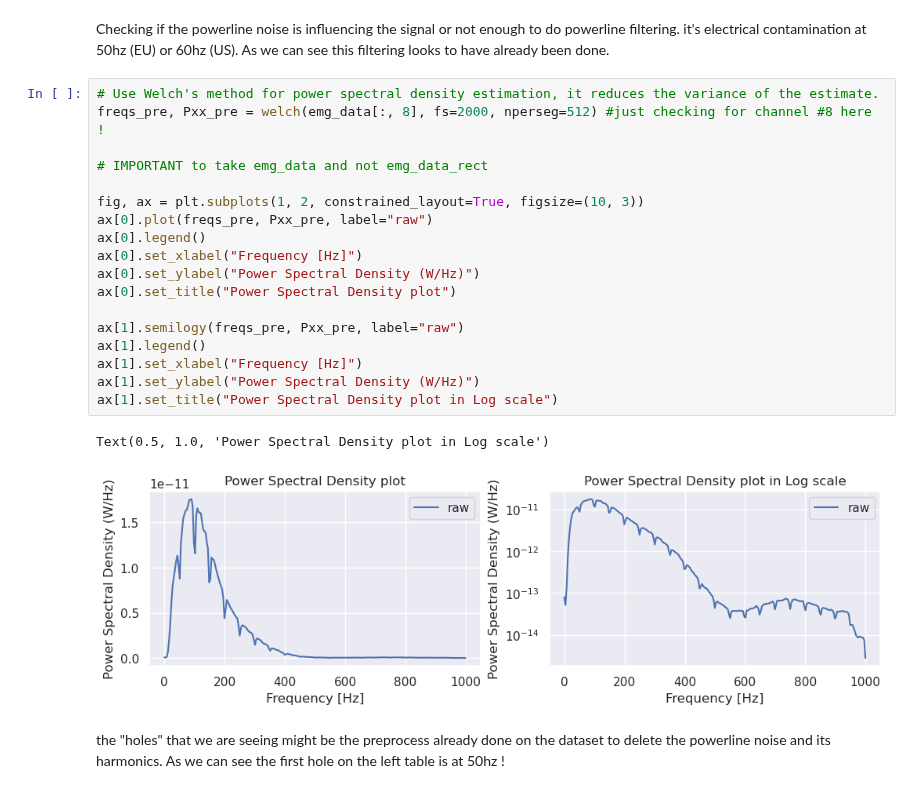
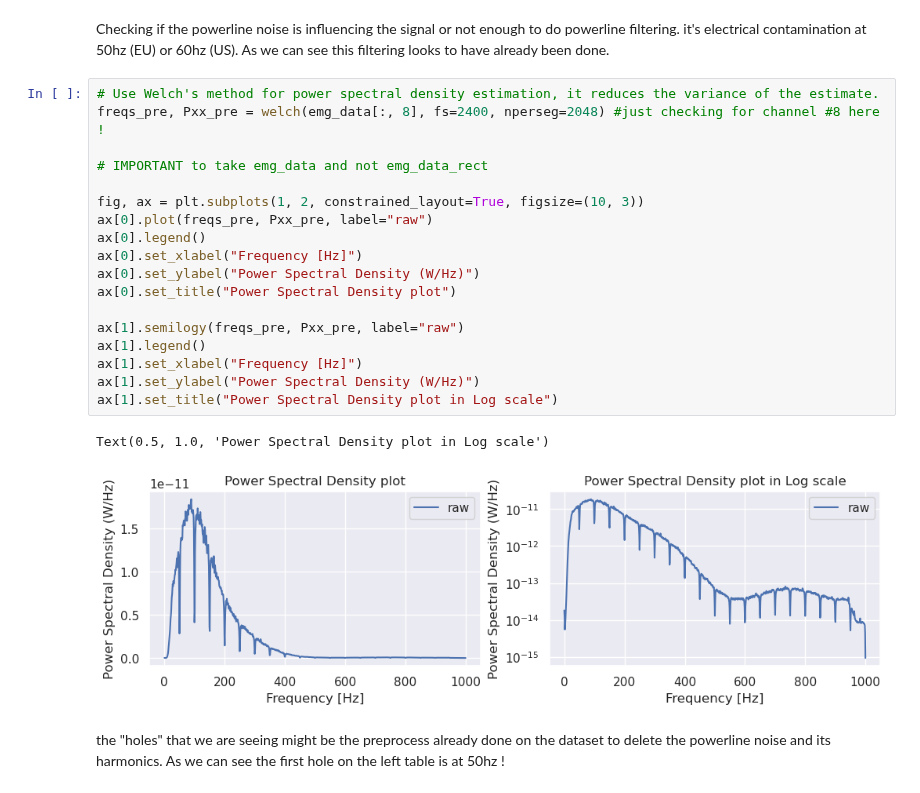
Before and after one commit to Tournedos/NSSP_project2_groupK, a Jupyter notebook: Part3.ipynb, the cells around one changed output. Cells and saved outputs as stored; diff of their text form.

```diff
--- a/Part3.ipynb
+++ b/Part3.ipynb
@@ -93,25 +93,25 @@ Text(0, 0.5, 'Amplitude')
 Checking if the powerline noise is influencing the signal or not enough to do powerline filtering. it's electrical contamination at 50hz (EU) or 60hz (US). As we can see this filtering looks to have already been done.
 # %%
 # Use Welch's method for power spectral density estimation, it reduces the variance of the estimate.
-freqs_pre, Pxx_pre = welch(emg_data[:, 8], fs=2000, nperseg=512) #just checking for channel #8 here !
+freqs_pre, Pxx_pre = welch(emg_data[:, 8], fs=2400, nperseg=2048) #just checking for channel #8 here !
 
 # IMPORTANT to take emg_data and not emg_data_rect
 
 fig, ax = plt.subplots(1, 2, constrained_layout=True, figsize=(10, 3))
 ax[0].plot(freqs_pre, Pxx_pre, label="raw")
 ax[0].legend()
 ax[0].set_xlabel("Frequency [Hz]")
 ax[0].set_ylabel("Power Spectral Density (W/Hz)")
 ax[0].set_title("Power Spectral Density plot")
 
 ax[1].semilogy(freqs_pre, Pxx_pre, label="raw")
 ax[1].legend()
 ax[1].set_xlabel("Frequency [Hz]")
 ax[1].set_ylabel("Power Spectral Density (W/Hz)")
 ax[1].set_title("Power Spectral Density plot in Log scale")
 # %% [output]
 Text(0.5, 1.0, 'Power Spectral Density plot in Log scale')
-[figure, old version]
+[figure, new version]
 # %% [markdown]
 the "holes" that we are seeing might be the preprocess already done on the dataset to delete the powerline noise and its harmonics. As we can see the first hole on the left table is at 50hz !
 # %%
```
Also changed, not shown: parts of 13 cells of this notebook.
